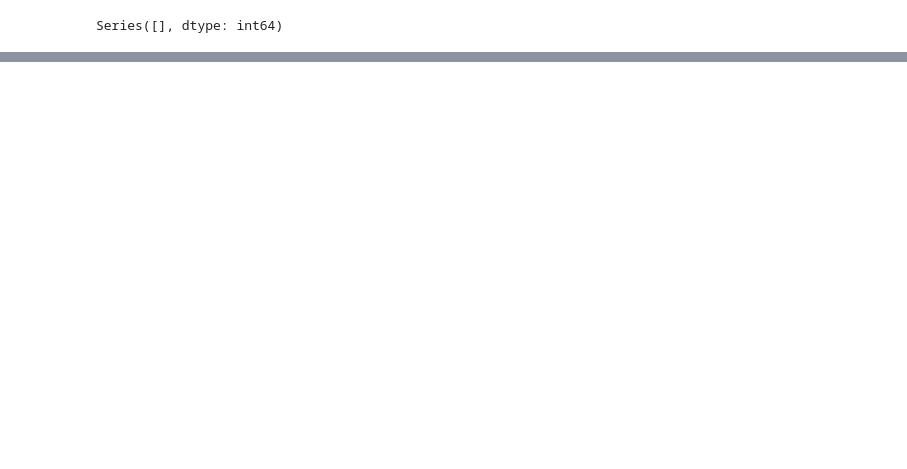
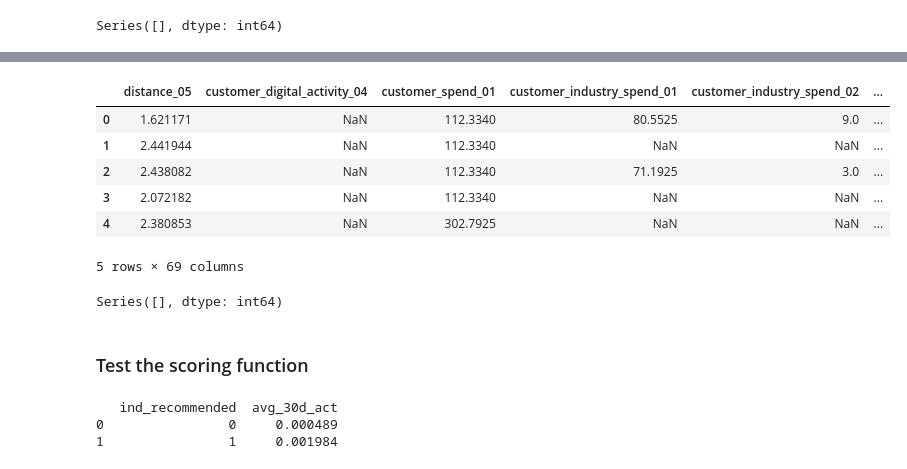
Before and after one commit to htuttttt/AMEX-AI-Hackathon, a Jupyter notebook: pipeline.ipynb, the cells around one changed output, grey strips where cells are left out. Cells and saved outputs as stored; diff of their text form; code cells hidden in the pictures; blank space fills up the shorter version.

```diff
--- a/pipeline.ipynb
+++ b/pipeline.ipynb
@@ -391,0 +596,50 @@ with open("scores.txt", "w+") as f:
+# %%
+# Load the eval dataset
+
+load_dotenv()
+
+EVAL_DATA = os.environ.get("EVAL_DATA")
+
+eval_df = pd.read_csv(EVAL_DATA)
+
+eval_df.head()
+# %% [output]
+|  | distance_05 | customer_digital_activity_04 | customer_spend_01 | customer_industry_spend_01 | customer_industry_spend_02 | ... |
+| 0 | 1.621171 | NaN | 112.3340 | 80.5525 | 9.0 | ... |
+| 1 | 2.441944 | NaN | 112.3340 | NaN | NaN | ... |
+| 2 | 2.438082 | NaN | 112.3340 | 71.1925 | 3.0 | ... |
+| 3 | 2.072182 | NaN | 112.3340 | NaN | NaN | ... |
+| 4 | 2.380853 | NaN | 302.7925 | NaN | NaN | ... |
+5 rows × 69 columns
+# %%
+# Only include features used in model training
+
+features_eval = filtered_df.columns.to_list()
+# features_eval = list(
+#     set().union(filtered_ind_reco_features, filtered_activation_features)
+# )
+
+# assert len(features_eval) == 30
+
+# Remove ind_recommended and activation from columns to keep
+if "ind_recommended" in features_eval:
+    features_eval.remove("ind_recommended")
+if "activation" in features_eval:
+    features_eval.remove("activation")
+
+eval_df = eval_df.loc[:, features_eval]
+
+# Impute null values with mean
+
+eval_imputed = eval_df.fillna(eval_df.mean())
+
+# Verify that none of the remaining features have any NULL/NaN values left after imputation
+
+eval_imputed_null_counts = eval_imputed.isnull().sum()
+
+# Filter the columns to include only those with null values
+eval_imputed_null_columns = eval_imputed_null_counts[eval_imputed_null_counts > 0]
+
+eval_imputed_null_columns
+# %% [output]
+Series([], dtype: int64)
@@ -391,0 +817,2 @@ with open("scores.txt", "w+") as f:
+# %% [markdown]
+### Test the scoring function
@@ -391,0 +872,25 @@ with open("scores.txt", "w+") as f:
+# %%
+# Test the scoring function provided
+
+import warnings
+
+# Ignore all warnings
+warnings.filterwarnings("ignore")
+
+from scoring_code import incr_act_top10
+
+with open("scores.txt", "w+") as f:
+    for i in range(1):
+        X_sampled_test = generate_pred_score(X, y, X_reco, y_reco)
+
+        # Add the customer and merchant columns back on to the dataset
+        X_sampled_test["customer"] = df_imputed["customer"].values
+        X_sampled_test["merchant"] = df_imputed["merchant"].values
+
+        score = incr_act_top10(input_df=X_sampled_test, pred_col="predicted_score")
+
+        f.write(str(score) + "\n")
+# %% [output]
+   ind_recommended  avg_30d_act
+0                0     0.000489
+1                1     0.001984
```
Also changed, not shown: parts of 64 cells of this notebook, 3 other files.
